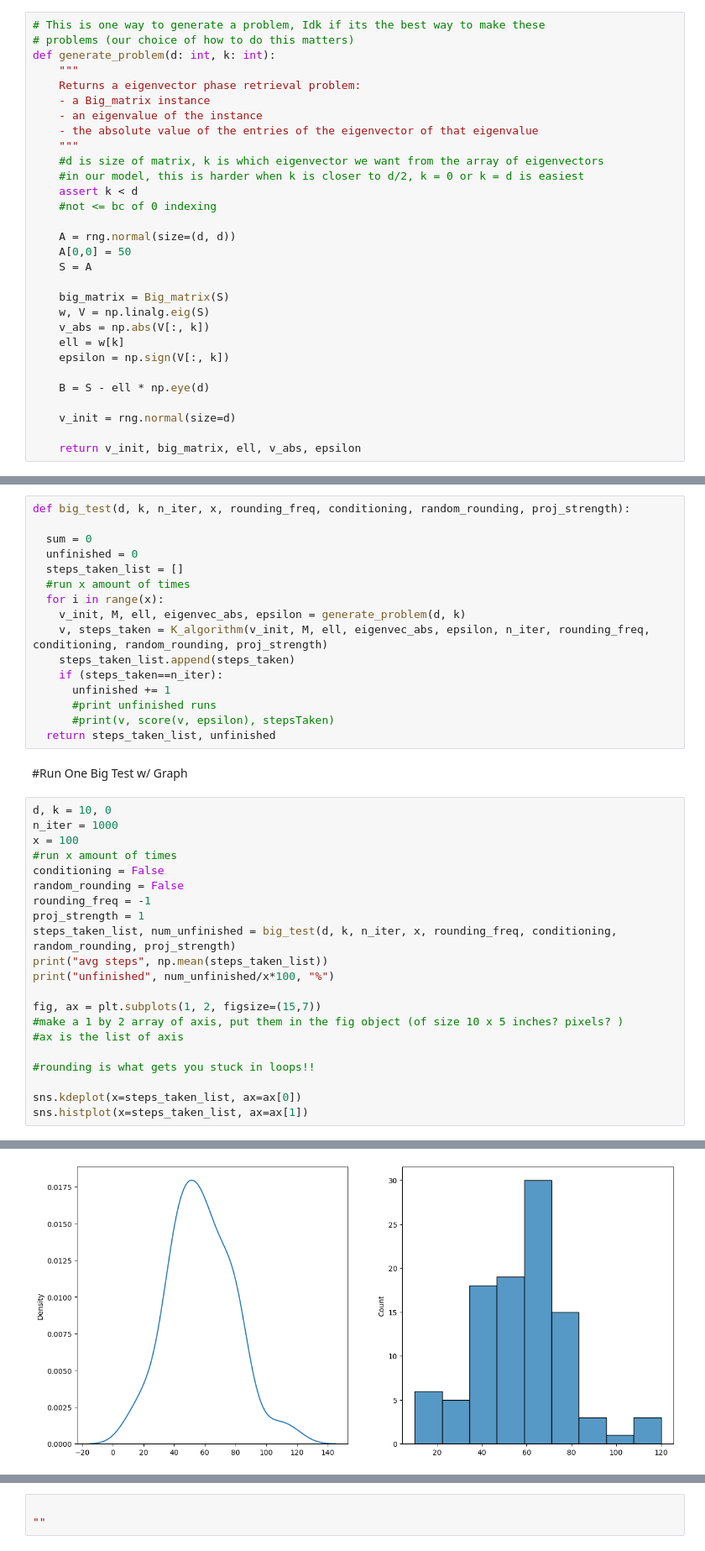
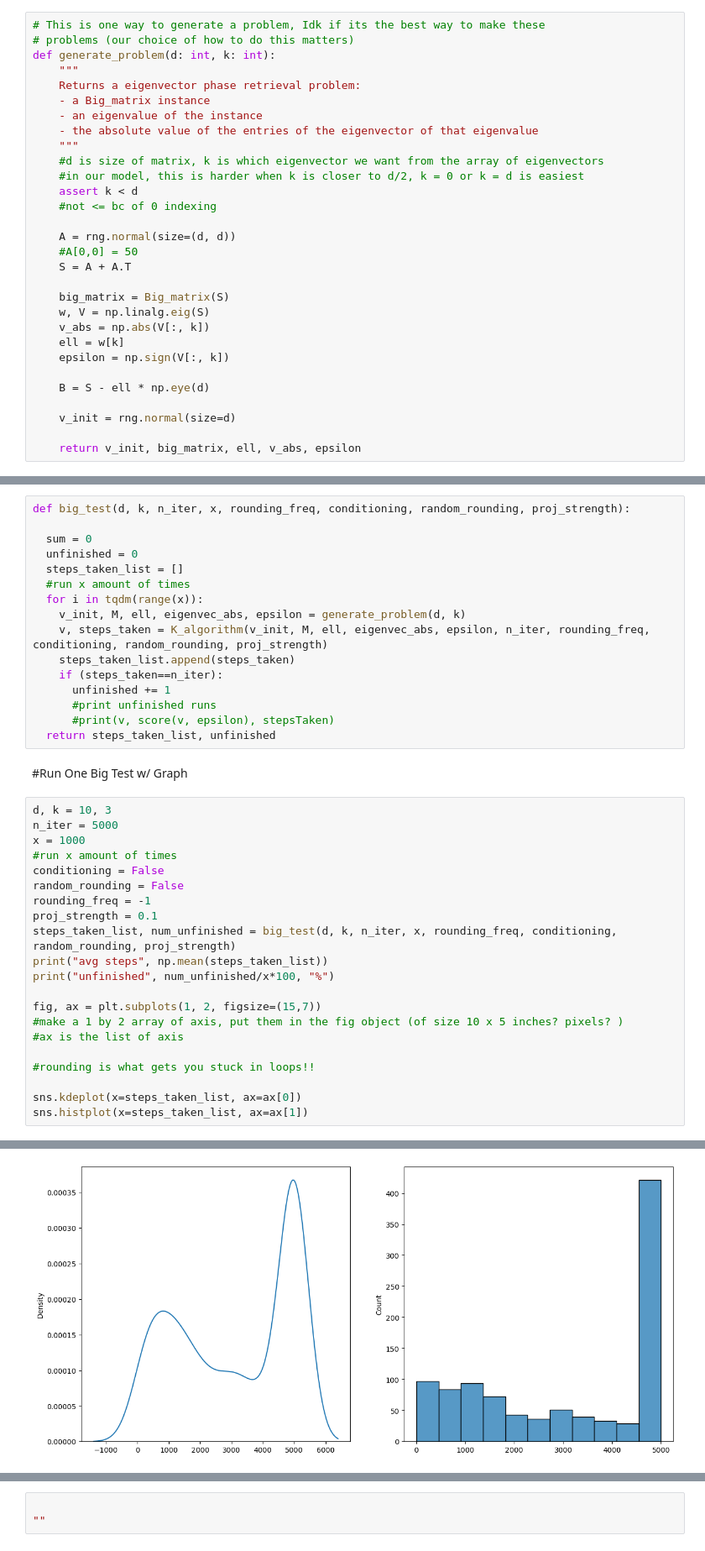
Before and after one commit to Daniel-Packer/eigenvector-retrieval, a Jupyter notebook: Algorithm_Notebook.ipynb, the cells around one changed output, grey strips where cells are left out. Shown at 84% size. Drawn from its saved outputs; the diff is of its cells as text.

```diff
--- a/Algorithm_Notebook.ipynb
+++ b/Algorithm_Notebook.ipynb
@@ -53,8 +53,8 @@ def generate_problem(d: int, k: int):
     #not <= bc of 0 indexing
 
     A = rng.normal(size=(d, d))
-    A[0,0] = 50
-    S = A
+    #A[0,0] = 50
+    S = A + A.T
 
     big_matrix = Big_matrix(S)
     w, V = np.linalg.eig(S)
@@ -152,7 +154,7 @@ def big_test(d, k, n_iter, x, rounding_freq, conditioning, random_rounding, proj
   unfinished = 0
   steps_taken_list = []
   #run x amount of times
-  for i in range(x):
+  for i in tqdm(range(x)):
     v_init, M, ell, eigenvec_abs, epsilon = generate_problem(d, k)
     v, steps_taken = K_algorithm(v_init, M, ell, eigenvec_abs, epsilon, n_iter, rounding_freq, conditioning, random_rounding, proj_strength)
     steps_taken_list.append(steps_taken)
@@ -164,14 +166,14 @@ def big_test(d, k, n_iter, x, rounding_freq, conditioning, random_rounding, proj
 # %% [markdown]
 #Run One Big Test w/ Graph
 # %%
-d, k = 10, 0
-n_iter = 1000
-x = 100
+d, k = 10, 3
+n_iter = 5000
+x = 1000
 #run x amount of times
 conditioning = False
 random_rounding = False
 rounding_freq = -1
-proj_strength = 1
+proj_strength = 0.1
 steps_taken_list, num_unfinished = big_test(d, k, n_iter, x, rounding_freq, conditioning, random_rounding, proj_strength)
 print("avg steps", np.mean(steps_taken_list))
 print("unfinished", num_unfinished/x*100, "%")
@@ -190,5 +192,5 @@ unfinished 0.0 %
 <AxesSubplot: ylabel='Count'>
-[figure, old version]
+[figure, new version]
 # %%
 #RUN A BUNCH OF BIG TESTS DIFF ROUNDING FREQ
 """
```
Also changed, not shown: parts of 2 cells of this notebook.
